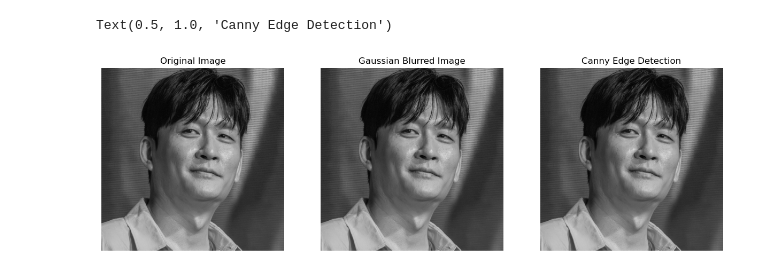
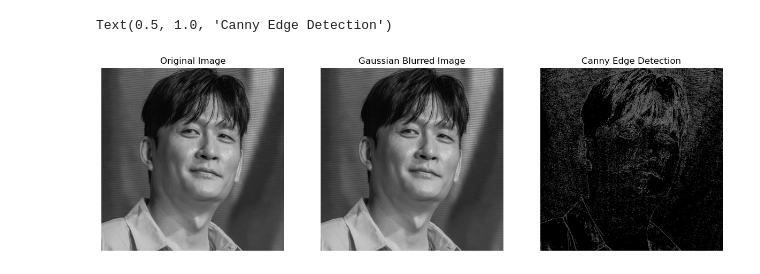
Before and after one commit to loquemedalagana/computer_vision_study1, a Jupyter notebook: edge_detection.ipynb, the cells around one changed output. Saved outputs shown, nothing was run; the diff lists cells and outputs as text; code cells hidden in the pictures.

```diff
--- a/edge_detection.ipynb
+++ b/edge_detection.ipynb
@@ -1,25 +1,25 @@
 # %%
 import matplotlib.pyplot as plt
 import cv2
 
 image = cv2.imread('images/_X1A0518-Enhanced-NR.jpg', cv2.IMREAD_GRAYSCALE)
-blurred_image = cv2.GaussianBlur(image, (5, 5), 1.4)
+blurred_image = cv2.GaussianBlur(image, (1, 1), 10)
 
-canny_edges = cv2.Canny(blurred_image, threshold1 = 200, threshold2 = 400)
+canny_edges = cv2.Canny(blurred_image, threshold1 = 100, threshold2 = 150)
 
 fig, axes = plt.subplots(1, 3, figsize = (15, 5))
 
 axes[0].imshow(image, cmap='gray')
 axes[0].axis('off')
 axes[0].set_title('Original Image')
 
-axes[1].imshow(image, cmap='gray')
+axes[1].imshow(blurred_image, cmap='gray')
 axes[1].axis('off')
 axes[1].set_title('Gaussian Blurred Image')
 
-axes[2].imshow(image, cmap='gray')
+axes[2].imshow(canny_edges, cmap='gray')
 axes[2].axis('off')
 axes[2].set_title('Canny Edge Detection')
 # %% [output]
 Text(0.5, 1.0, 'Canny Edge Detection')
-[figure, old version]
+[figure, new version]
```
Also changed, not shown: 1 other file.
